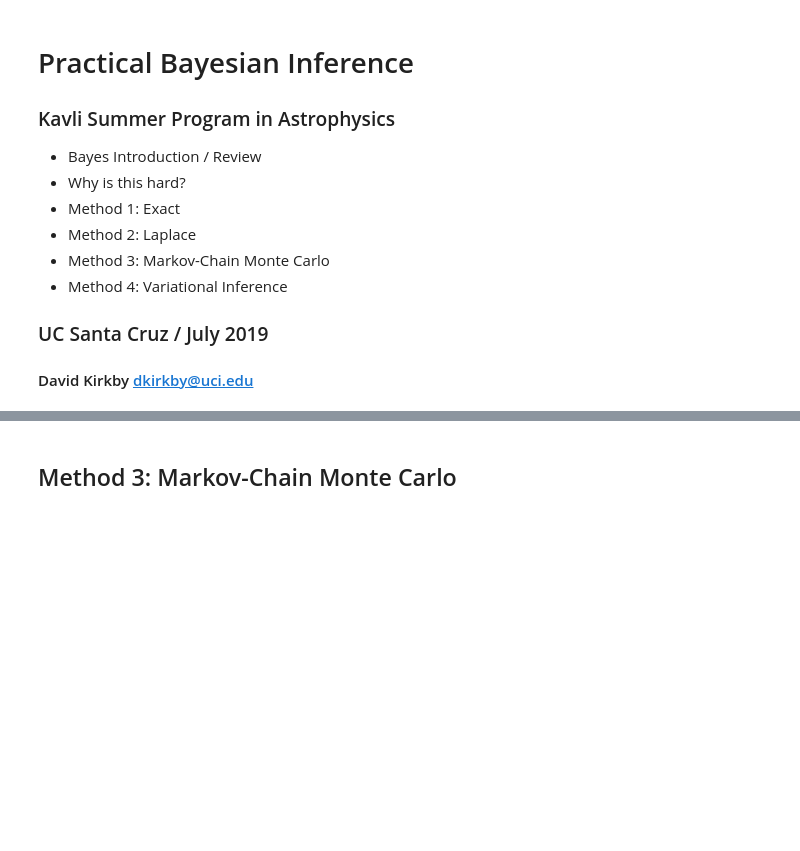
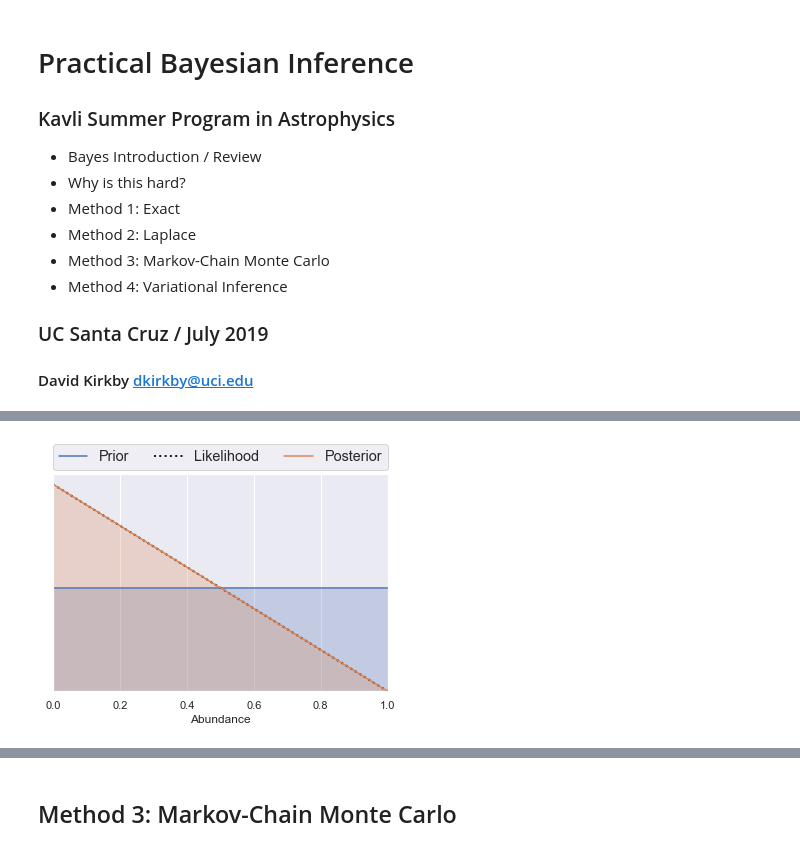
Before and after one commit to dkirkby/kavli2019, a Jupyter notebook: Lecture1.ipynb, the cells around one changed output, grey strips where cells are left out. Saved outputs shown, nothing was run; the diff lists cells and outputs as text; code cells hidden in the pictures; blank space fills up the shorter version.

```diff
--- a/Lecture1.ipynb
+++ b/Lecture1.ipynb
@@ -52,0 +118,4 @@ import scipy.stats
+# %%
+bayes_infer(n_new=0, n_tot=1, prior='flat')
+# %% [output]
+[figure, added]
```
Also changed, not shown: parts of 24 cells of this notebook.
